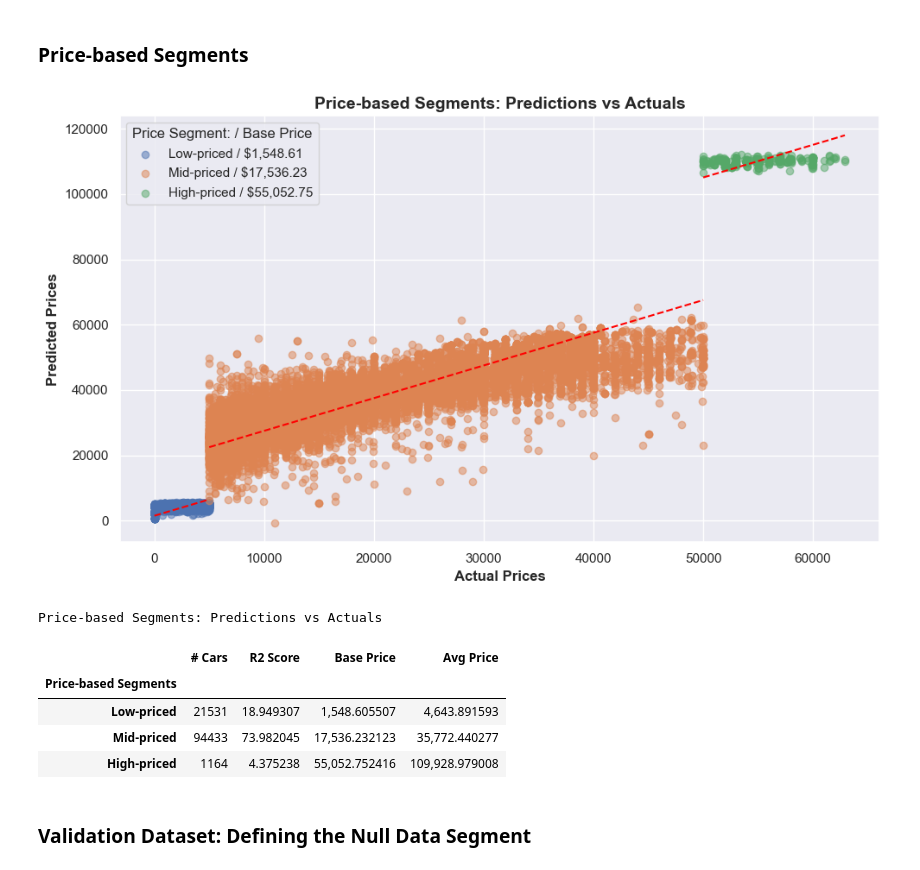
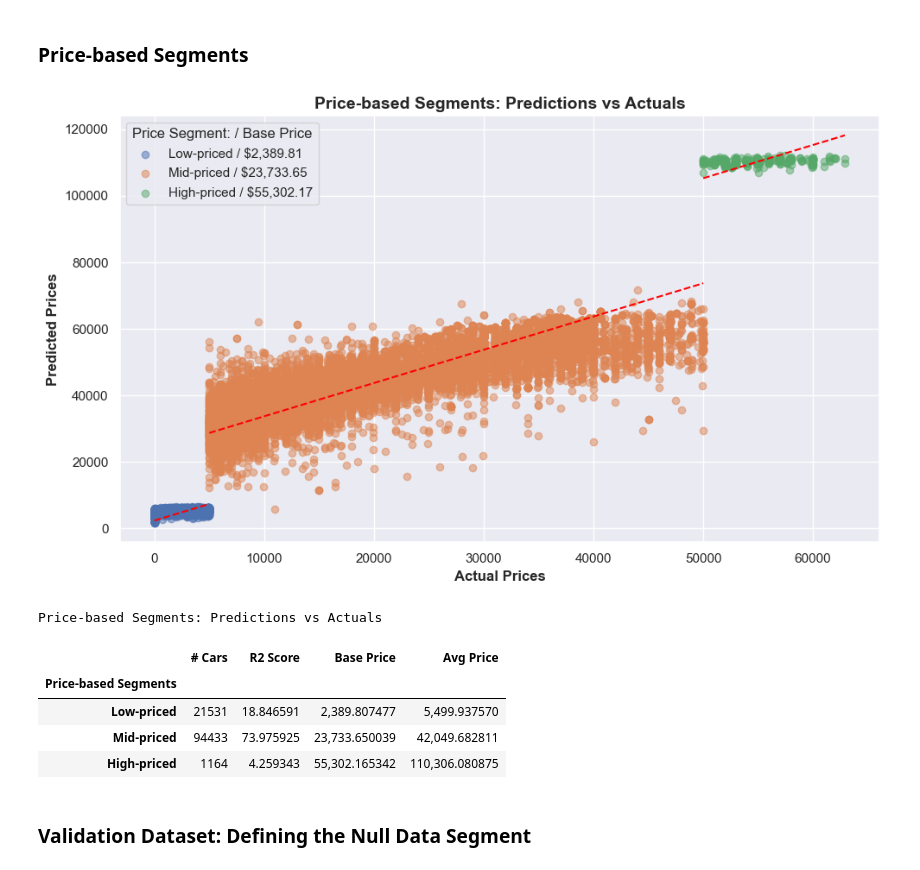
Before and after one commit to fazeelgm/UCB_ML_AI_PracticalApp_II, a Jupyter notebook: DataModels.ipynb, the cells around one changed output. Saved outputs shown, nothing was run; the diff lists cells and outputs as text; code cells hidden in the pictures.

```diff
--- a/DataModels.ipynb
+++ b/DataModels.ipynb
@@ -1057,7 +1018,8 @@ segments_dict = {
 # %%
 # Plot segments in single graph
 segment = 'Optimized Features'
-segments_dict[segment]['seg_results'] = fit_plot_segments(segments_dict[segment],
-                                                          segments_dict[segment]['seg_results'],
-                                                          segments_dict[segment]['graph_filename'])
+segments_dict[segment]['seg_results'] = my_utils.fit_plot_segments(segments_dict[segment],
+                                                                   segments_dict[segment]['seg_results'],
+                                                                   best_model, scaler, random_state,
+                                                                   segments_dict[segment]['graph_filename'])
 # %% [output]
@@ -1098,6 +1063,7 @@ mkt_title = 'Market-defined Segments: Predictions vs Actuals'
 
 segments_dict = {
     'Market-defined Segments': {
+        'random_state': random_state,
         'seg_data': mkt_segments,
         'graph_title': mkt_title,
         'graph_x_label': graph_x_label,
@@ -1111,7 +1077,8 @@ segments_dict = {
 # %%
 # Plot segments in single graph
 segment = 'Market-defined Segments'
-segments_dict[segment]['seg_results'] = fit_plot_segments(segments_dict[segment],
-                                                          segments_dict[segment]['seg_results'],
-                                                          segments_dict[segment]['graph_filename'])
+segments_dict[segment]['seg_results'] = my_utils.fit_plot_segments(segments_dict[segment],
+                                                                   segments_dict[segment]['seg_results'],
+                                                                   best_model, scaler, random_state,
+                                                                   segments_dict[segment]['graph_filename'])
 # %% [output]
@@ -1145,6 +1115,7 @@ price_title = 'Price-based Segments: Predictions vs Actuals'
 
 segments_dict = {
     'Price-based Segments': {
+        'random_state': random_state,
         'seg_data': price_segments,
         'graph_title': price_title,
         'graph_x_label': graph_x_label,
@@ -1158,23 +1129,27 @@ segments_dict = {
 # %%
 # Plot segments in single graph
 segment = 'Price-based Segments'
-segments_dict[segment]['seg_results'] = fit_plot_segments(segments_dict[segment],
-                                                          segments_dict[segment]['seg_results'],
-                                                          segments_dict[segment]['graph_filename'])
+segments_dict[segment]['seg_results'] = my_utils.fit_plot_segments(segments_dict[segment],
+                                                                   segments_dict[segment]['seg_results'],
+                                                                   best_model, scaler, random_state,
+                                                                   segments_dict[segment]['graph_filename'])
 # %% [output]
-[figure, old version]
+[figure, new version]
 # %%
 # generate results table
-seg_df = generate_segments_table(segments_dict[segment]['seg_results'], png_filename=segments_dict[segment]['results_table_filename'])
+seg_df = my_utils.generate_segments_table(segment,
+                                          segments_dict[segment]['seg_results'],
+                                          png_filename=segments_dict[segment]['results_table_filename'])
+
 print(segments_dict[segment]['results_table_title'])
 seg_df
 # %% [output]
 Price-based Segments: Predictions vs Actuals
 |  | # Cars | R2 Score | Base Price | Avg Price |
 | Price-based Segments |  |  |  |  |
-| Low-priced | 21531 | 18.949307 | 1,548.605507 | 4,643.891593 |
-| Mid-priced | 94433 | 73.982045 | 17,536.232123 | 35,772.440277 |
-| High-priced | 1164 | 4.375238 | 55,052.752416 | 109,928.979008 |
+| Low-priced | 21531 | 18.846591 | 2,389.807477 | 5,499.937570 |
+| Mid-priced | 94433 | 73.975925 | 23,733.650039 | 42,049.682811 |
+| High-priced | 1164 | 4.259343 | 55,302.165342 | 110,306.080875 |
 # %% [markdown]
 ### Validation Dataset: Defining the Null Data Segment
 # %% [markdown]
```
Also changed, not shown: parts of 51 cells of this notebook, 1 other file.
